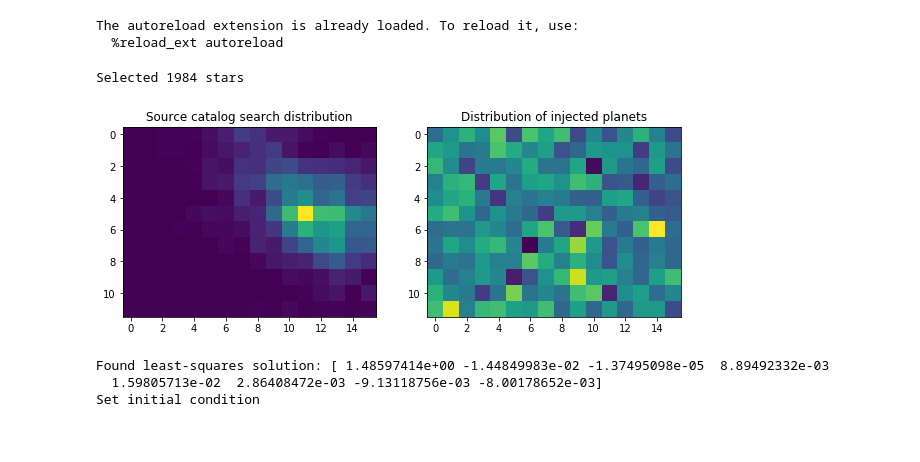
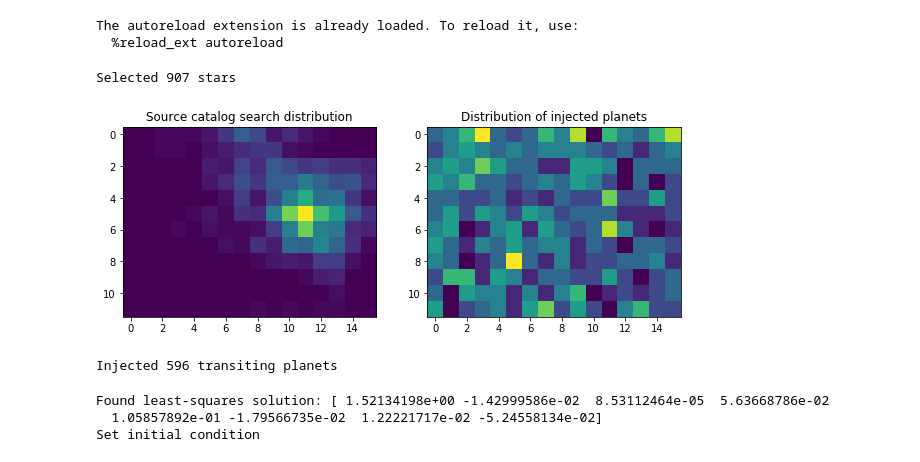
Before and after one commit to aditya-sengupta/tesscomp-prototyping, a Jupyter notebook: fitcomp_sullivan.ipynb, the cells around one changed output. Saved outputs shown, nothing was run; the diff lists cells and outputs as text; code cells hidden in the pictures.

```diff
--- a/fitcomp_sullivan.ipynb
+++ b/fitcomp_sullivan.ipynb
@@ -1,7 +1,7 @@
 # %%
 from fit_completeness_to_catalog import *
 name = "sullivan"
-cut_to_Ms = False
+cut_to_Ms = True
 nwalkers = 24
 ndim = 8
 %load_ext autoreload
@@ -11,19 +11,22 @@ The autoreload extension is already loaded. To reload it, use:
   %reload_ext autoreload
 # %%
 catalog, num_stars = get_catalog_and_numstars(name, cut_to_Ms)
-synth = make_synth_solar_systems(num_stars=num_stars)
+synth = make_synth_solar_systems(num_stars=10000)
+synth = synth[synth.transit_bool]
 hist_synth, hist_catalog = make_hists(synth, catalog)
+print("Injected {} transiting planets".format(int(np.sum(hist_synth))))
 # %% [output]
-Selected 1984 stars
+Selected 907 stars
-[figure, old version]
+[figure, new version]
+Injected 596 transiting planets
 # %%
 ll, p0 = make_mcmc_setup(hist_synth, hist_catalog, nwalkers)
 sampler = emcee.EnsembleSampler(nwalkers, ndim, ll)
 _ = sampler.run_mcmc(p0, 1000, progress="notebook")
 sampler.reset()
-pos, _, _ = sampler.run_mcmc(p0, 20000, store=True, progress="notebook")
+pos, _, _ = sampler.run_mcmc(p0, 5000, store=True, progress="notebook")
 # %% [output]
-Found least-squares solution: [ 1.48597414e+00 -1.44849983e-02 -1.37495098e-05  8.89492332e-03
-  1.59805713e-02  2.86408472e-03 -9.13118756e-03 -8.00178652e-03]
+Found least-squares solution: [ 1.52134198e+00 -1.42999586e-02  8.53112464e-05  5.63668786e-02
+  1.05857892e-01 -1.79566735e-02  1.22221717e-02 -5.24558134e-02]
 Set initial condition
 # %%
```
Also changed, not shown: parts of 4 cells of this notebook, 2 other files.
